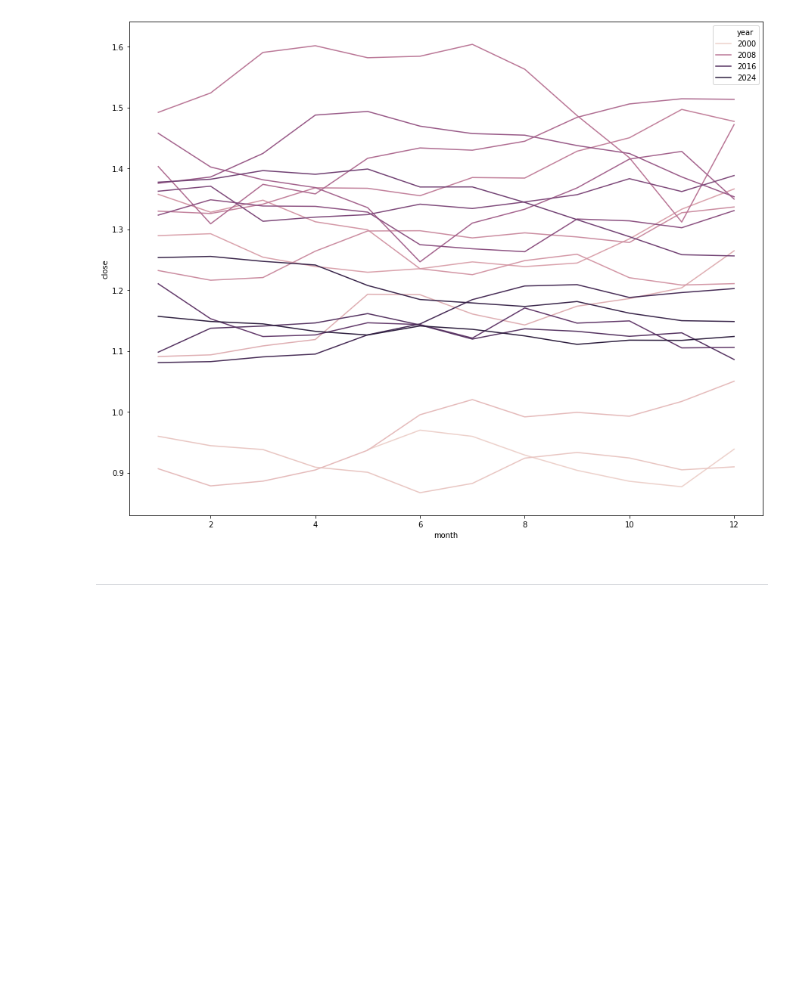
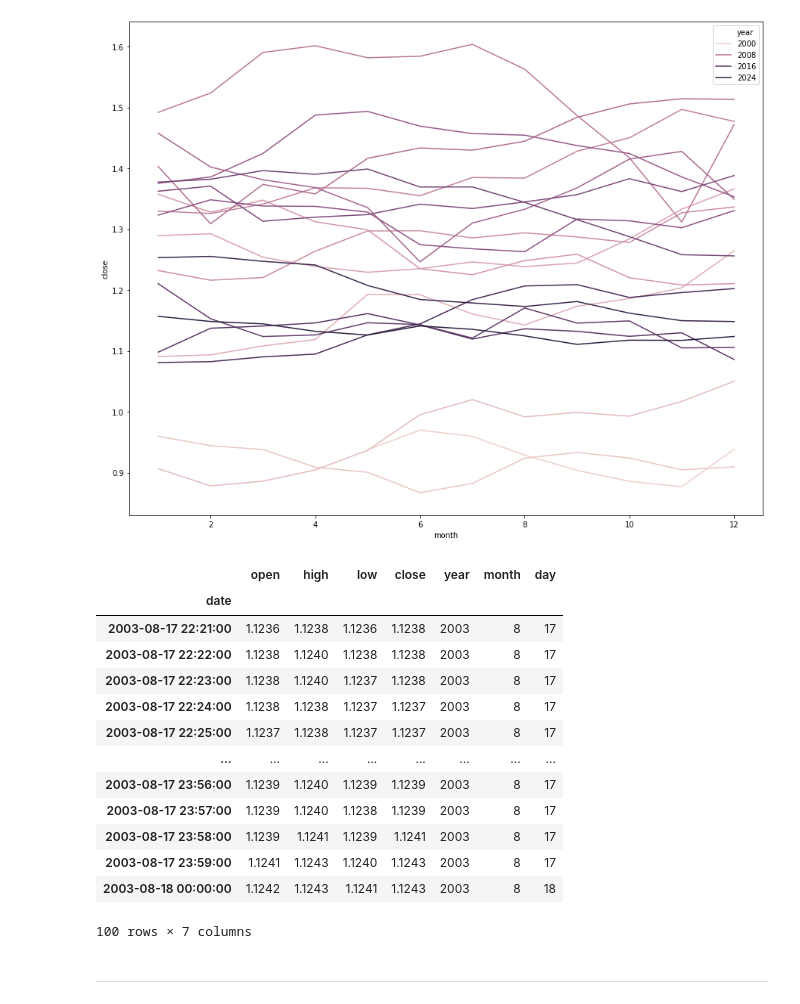
Before and after one commit to stuartdaw/Capstone_Forex, a Jupyter notebook: 1.0 Load Data and EDA.ipynb, the cells around one changed output. Cells and saved outputs as stored; diff of their text form; code cells hidden in the pictures; blank space fills up the shorter version.

```diff
--- a/1.0 Load Data and EDA.ipynb
+++ b/1.0 Load Data and EDA.ipynb
@@ -316,6 +316,23 @@ sns.lineplot(x="month", y="close", hue="year", data=monthly);
 # Create Daily Data
 # %%
 eur_usd.to_csv('/Users/stuartdaw/Documents/Capstone_data/data/csv/eur_usd.csv', index=True)
+# %%
+eur_usd.loc[(eur_usd['day'] >= "2003-08-10") & (eur_usd.index <= "2003-08-18")].tail(100)
+# %% [output]
+|  | open | high | low | close | year | month | day |
+| date |  |  |  |  |  |  |  |
+| 2003-08-17 22:21:00 | 1.1236 | 1.1238 | 1.1236 | 1.1238 | 2003 | 8 | 17 |
+| 2003-08-17 22:22:00 | 1.1238 | 1.1240 | 1.1238 | 1.1238 | 2003 | 8 | 17 |
+| 2003-08-17 22:23:00 | 1.1238 | 1.1240 | 1.1237 | 1.1238 | 2003 | 8 | 17 |
+| 2003-08-17 22:24:00 | 1.1238 | 1.1238 | 1.1237 | 1.1237 | 2003 | 8 | 17 |
+| 2003-08-17 22:25:00 | 1.1237 | 1.1238 | 1.1237 | 1.1237 | 2003 | 8 | 17 |
+| ... | ... | ... | ... | ... | ... | ... | ... |
+| 2003-08-17 23:56:00 | 1.1239 | 1.1240 | 1.1239 | 1.1239 | 2003 | 8 | 17 |
+| 2003-08-17 23:57:00 | 1.1239 | 1.1240 | 1.1238 | 1.1239 | 2003 | 8 | 17 |
+| 2003-08-17 23:58:00 | 1.1239 | 1.1241 | 1.1239 | 1.1241 | 2003 | 8 | 17 |
+| 2003-08-17 23:59:00 | 1.1241 | 1.1243 | 1.1240 | 1.1243 | 2003 | 8 | 17 |
+| 2003-08-18 00:00:00 | 1.1242 | 1.1243 | 1.1241 | 1.1243 | 2003 | 8 | 18 |
+100 rows × 7 columns
 # %% [markdown]
 ---
 # %% [markdown]
```
Also changed, not shown: 6 other files.
